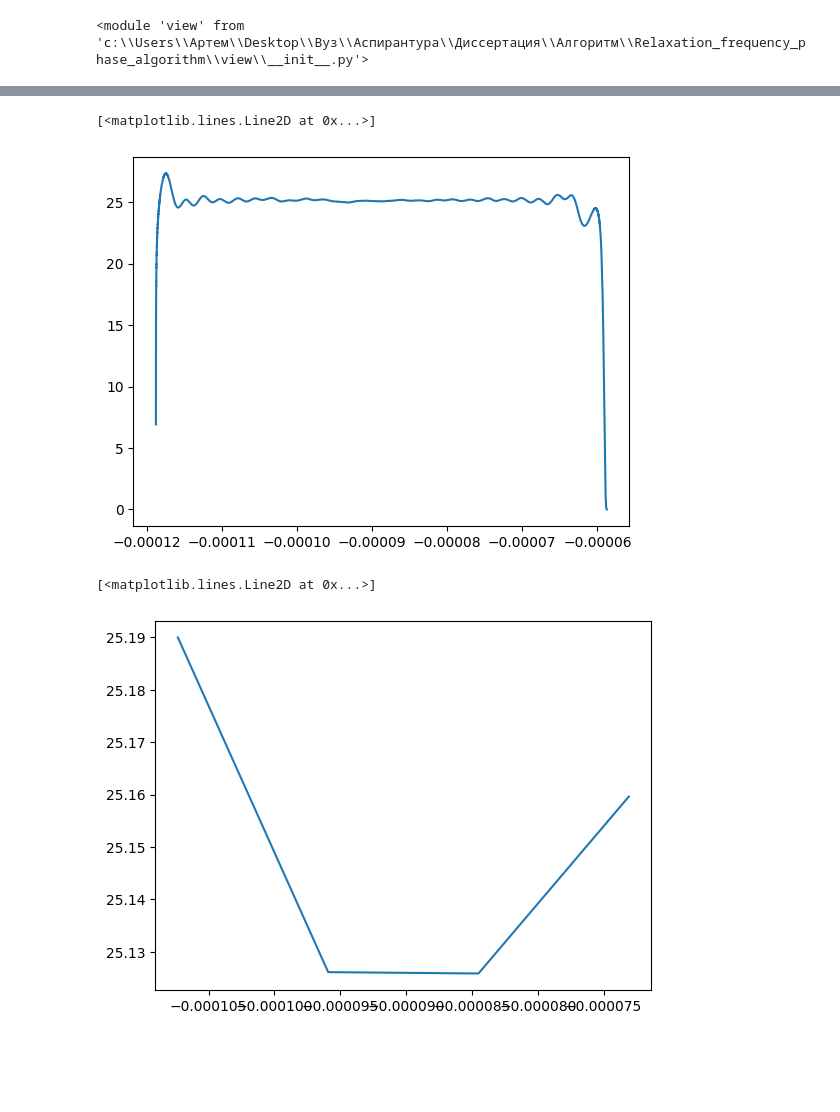
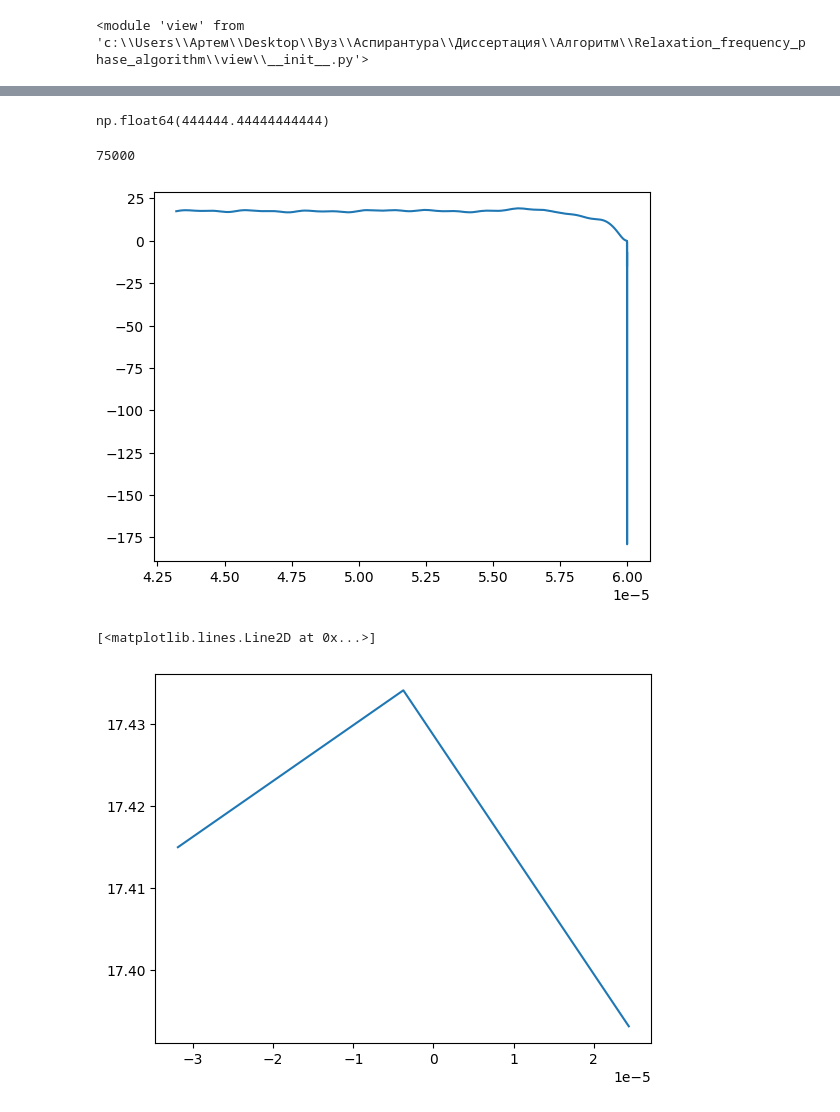
Before and after one commit to Gr-a-f/Relaxation_frequency_phase_algorithm, a Jupyter notebook: real_data.ipynb, the cells around one changed output, grey strips where cells are left out. Saved outputs shown, nothing was run; the diff lists cells and outputs as text; code cells hidden in the pictures; blank space fills up the shorter version.

```diff
--- a/real_data.ipynb
+++ b/real_data.ipynb
@@ -43,8 +44,8 @@ fs = 1 / np.mean(np.diff(t))
 vw.show_I_U_3(t,I,U,0,window)
 # %%
-t_f, U_f=md.filter_butter_bandpass  (t,U,F_peak_calc,200e3,2)
-t_f, I_f=md.filter_butter_bandpass(t,I,F_peak_calc,200e3,2)
+t_f, U_f=md.filter_elliptic_bandpass  (t,U,F_peak_calc,200e3,2)
+t_f, I_f=md.filter_elliptic_bandpass(t,I,F_peak_calc,200e3,2)
 
-vw.show_I_U_3(t_f,I_f, U_f,T_counts,window*2)
+vw.show_I_U_3(t_f,I_f, U_f,0,window)
 # %%
 time_maxpoint,phase_maxpoint=md.get_phase_maxpoint_diff(t_f,U_f,I_f,F_peak_calc)
@@ -56,16 +53,20 @@ plt.plot(time_maxpoint,phase_maxpoint)
+# %%
+F_peak_calc
+# %% [output]
+np.float64(444444.44444444444)
 # %%
 time_hilbert, phase_hilbert=md.get_phase_hilbert(t_f, U_f, I_f, fs)
-
-plt.plot(time_hilbert, phase_hilbert)
+print(len(phase_hilbert))
+vw.plot(time_hilbert, phase_hilbert,None,48000)
 # %% [output]
-[<matplotlib.lines.Line2D at 0x...>]
+75000
-[figure, old version]
+[figure, new version]
 # %%
-time_FFT, phase_FFT = md.get_phase_FFT(t_f,U_f, I_f, F_peak_calc, n_periods=10, overlap=0.5)
+time_FFT, phase_FFT = md.get_phase_FFT(t_f,U_f, I_f, F_peak_calc, n_periods=25, overlap=0.5)
 plt.plot(time_FFT, phase_FFT)
 # %% [output]
 [<matplotlib.lines.Line2D at 0x...>]
-[figure, old version]
+[figure, new version]
 # %%
 time_lockin, phase_lockin = md.get_phase_lockin(t_f,U_f, I_f, F_peak_calc,5)
 plt.plot(time_lockin,phase_lockin)
```
Also changed, not shown: parts of 7 cells of this notebook, 3 other files.
